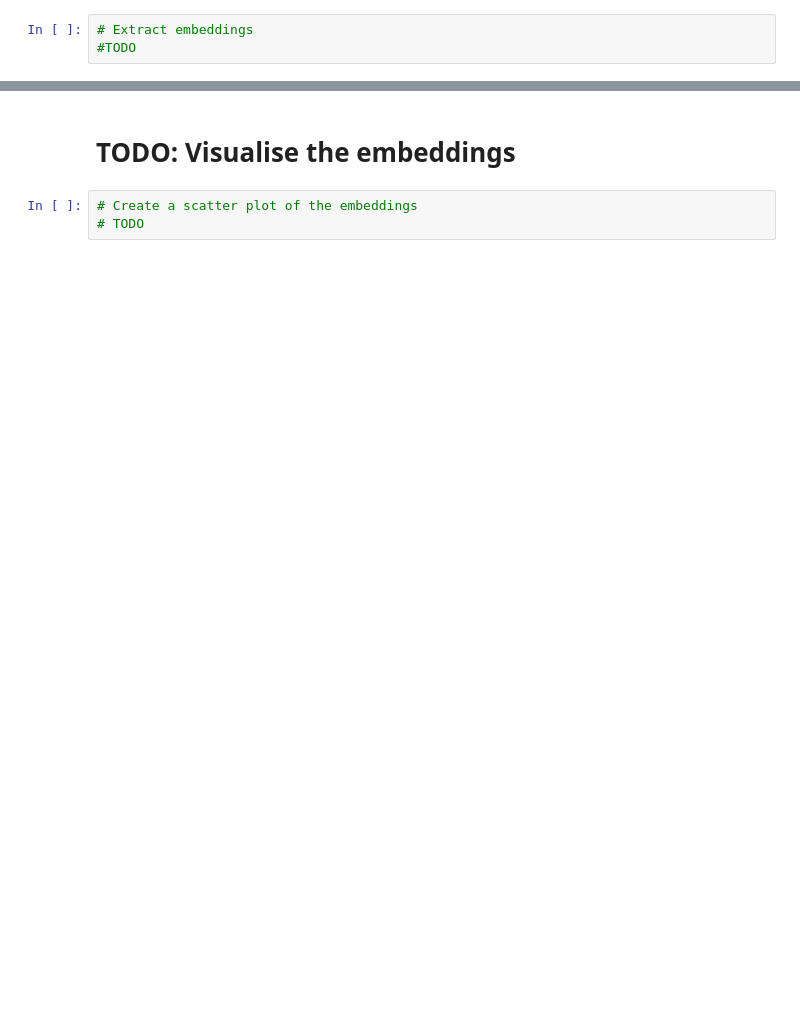
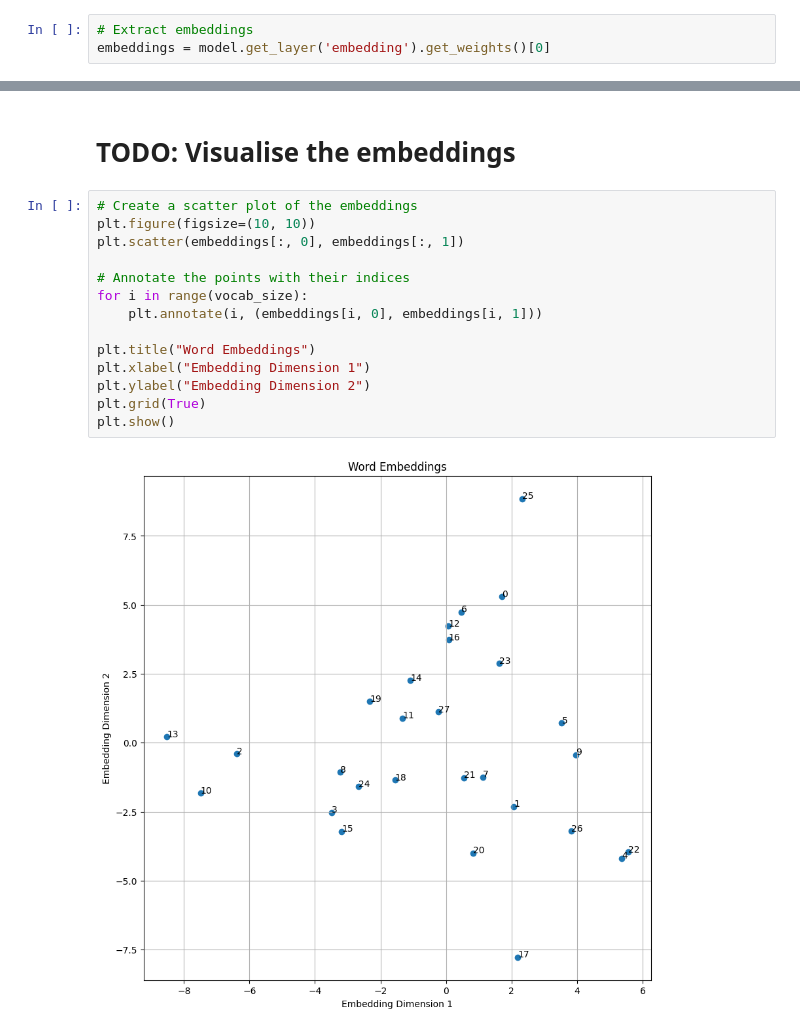
Before and after one commit to mr-nudo/intelligent-tools, a Jupyter notebook: Word2Vec.ipynb, the cells around one changed output, grey strips where cells are left out. Saved outputs shown, nothing was run; the diff lists cells and outputs as text; blank space fills up the shorter version.

```diff
--- a/Word2Vec.ipynb
+++ b/Word2Vec.ipynb
@@ -143,7 +236,7 @@ history = model.fit(contexts_train, targets_train, validation_data=(contexts_val
 # TODO: Extract the embeddings
 # %%
 # Extract embeddings
-#TODO
+embeddings = model.get_layer('embedding').get_weights()[0]
 # %% [markdown]
 # TODO: Find similar words
 # %%
@@ -176,5 +299,18 @@ for query_word in query_words:
 # %% [markdown]
 # TODO: Visualise the embeddings
-# %%
-# Create a scatter plot of the embeddings
-# TODO
+# %%
+# Create a scatter plot of the embeddings
+plt.figure(figsize=(10, 10))
+plt.scatter(embeddings[:, 0], embeddings[:, 1])
+
+# Annotate the points with their indices
+for i in range(vocab_size):
+    plt.annotate(i, (embeddings[i, 0], embeddings[i, 1]))
+
+plt.title("Word Embeddings")
+plt.xlabel("Embedding Dimension 1")
+plt.ylabel("Embedding Dimension 2")
+plt.grid(True)
+plt.show()
+# %% [output]
+[figure, added]
```
Also changed, not shown: parts of 11 cells of this notebook.
